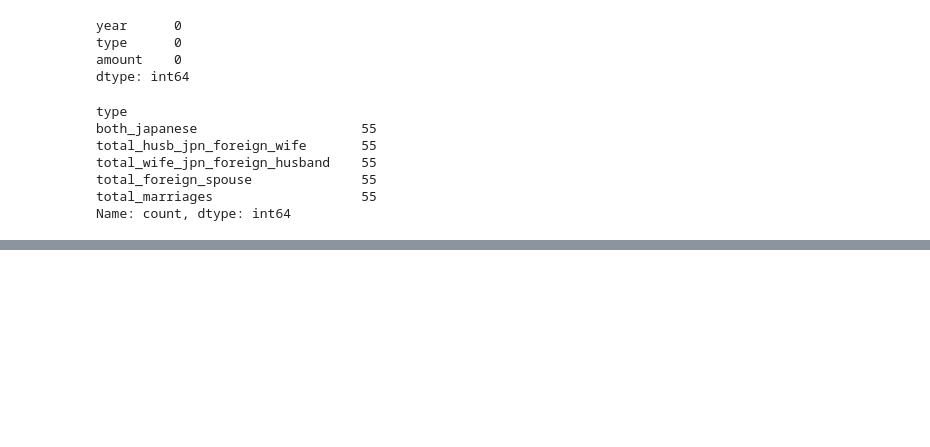
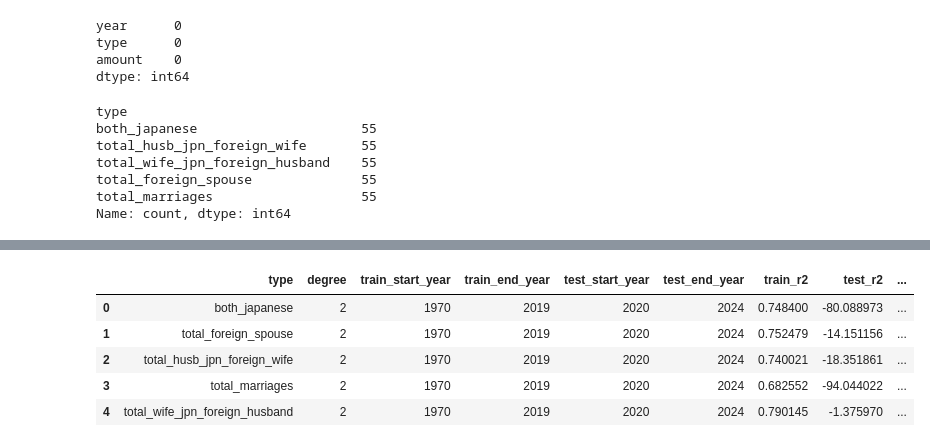
Before and after one commit to samuel618/jap-birth, a Jupyter notebook: jap-marriage.ipynb, the cells around one changed output, grey strips where cells are left out. Saved outputs shown, nothing was run; the diff lists cells and outputs as text; code cells hidden in the pictures; blank space fills up the shorter version.

```diff
--- a/jap-marriage.ipynb
+++ b/jap-marriage.ipynb
@@ -250,0 +366,10 @@ Name: count, dtype: int64
+# %%
+results_df = pd.DataFrame(poly_results)
+results_df
+# %% [output]
+|  | type | degree | train_start_year | train_end_year | test_start_year | test_end_year | train_r2 | test_r2 | ... |
+| 0 | both_japanese | 2 | 1970 | 2019 | 2020 | 2024 | 0.748400 | -80.088973 | ... |
+| 1 | total_foreign_spouse | 2 | 1970 | 2019 | 2020 | 2024 | 0.752479 | -14.151156 | ... |
+| 2 | total_husb_jpn_foreign_wife | 2 | 1970 | 2019 | 2020 | 2024 | 0.740021 | -18.351861 | ... |
+| 3 | total_marriages | 2 | 1970 | 2019 | 2020 | 2024 | 0.682552 | -94.044022 | ... |
+| 4 | total_wife_jpn_foreign_husband | 2 | 1970 | 2019 | 2020 | 2024 | 0.790145 | -1.375970 | ... |
```
Also changed, not shown: parts of 11 cells of this notebook.
